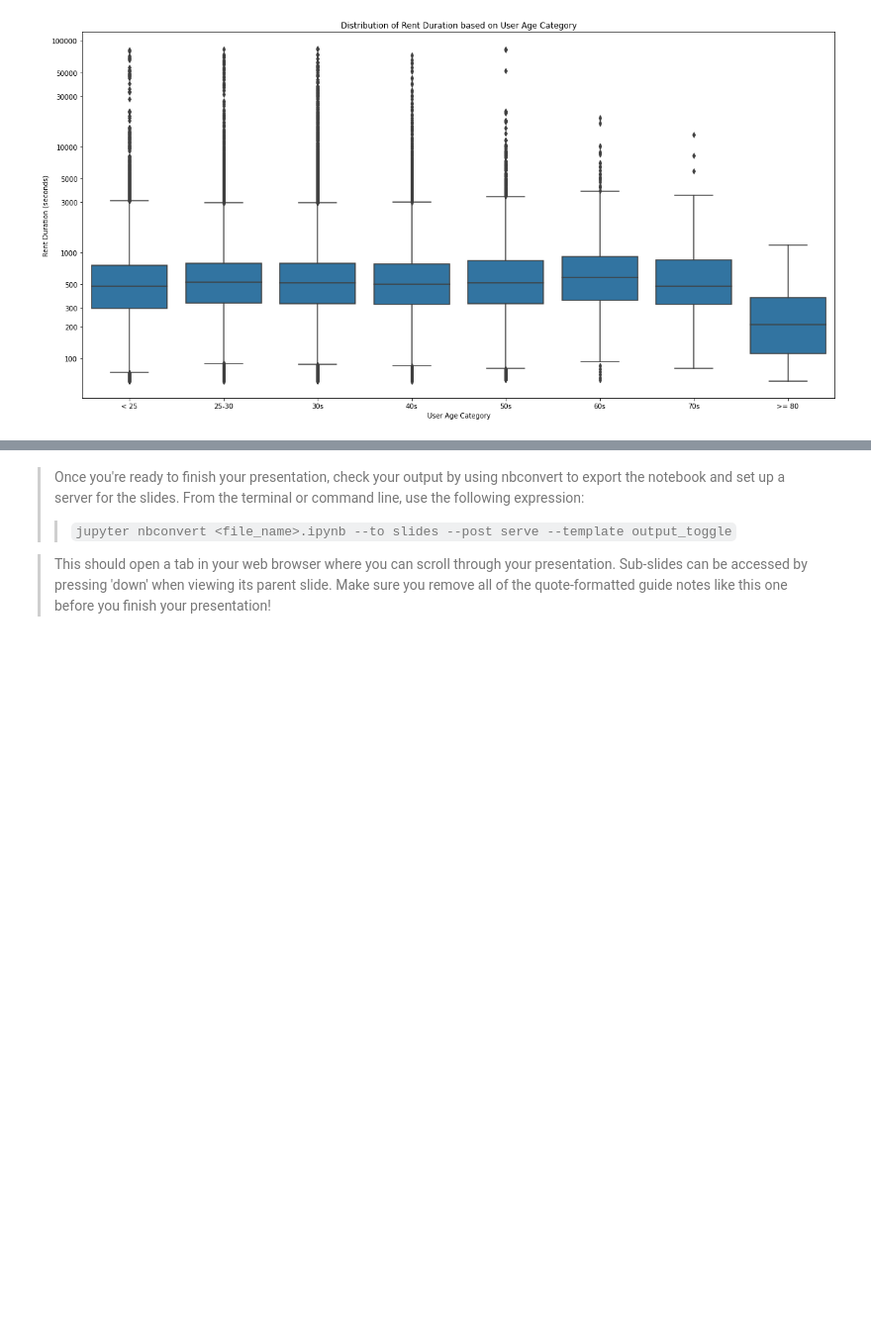
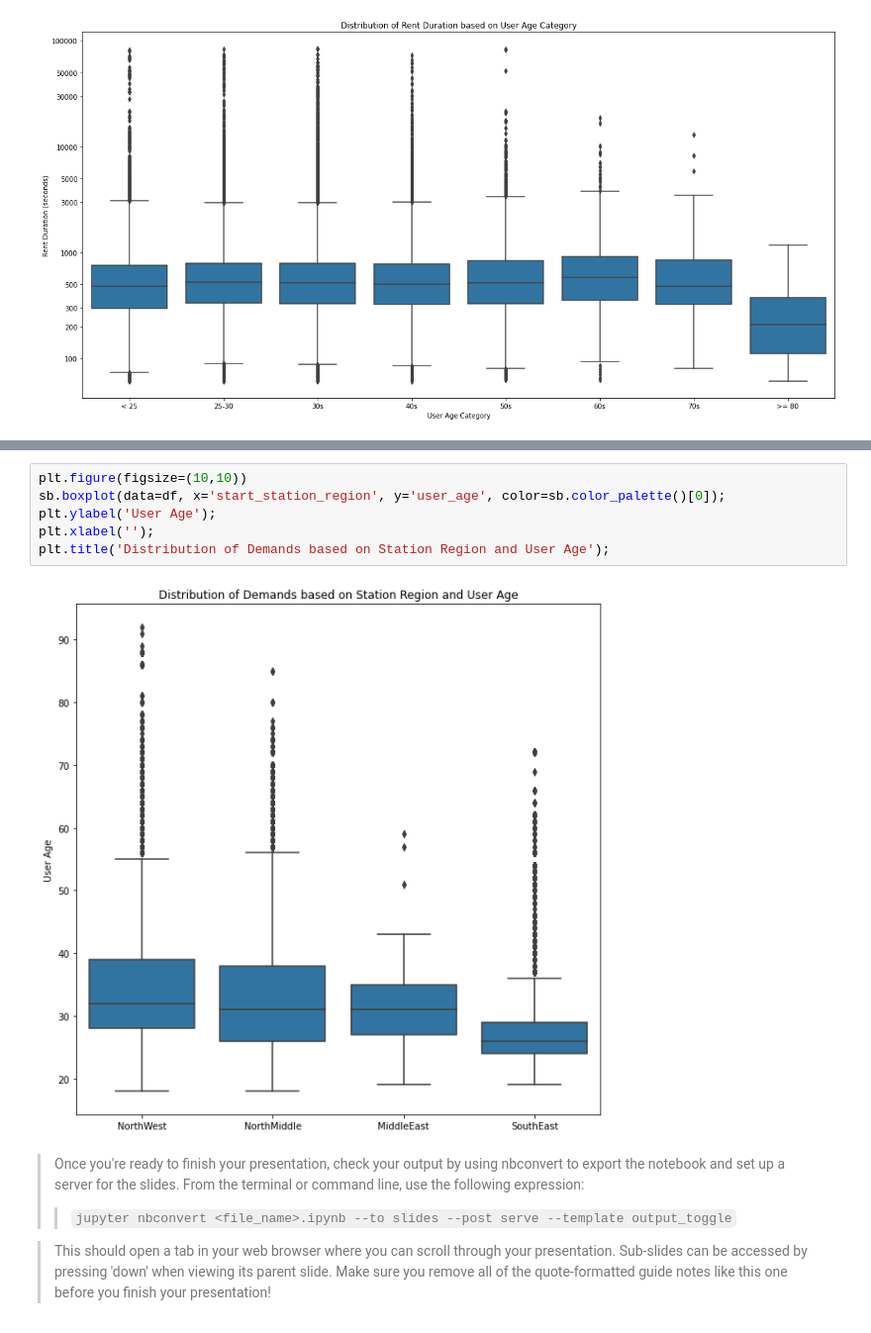
Before and after one commit to fletchersarip93/ford-gobike-data-analysis, a Jupyter notebook: slide_deck_ford_gobike.ipynb, the cells around one changed output, grey strips where cells are left out. Shown at 99% size. Cells and saved outputs as stored; diff of their text form; blank space fills up the shorter version.

```diff
--- a/slide_deck_ford_gobike.ipynb
+++ b/slide_deck_ford_gobike.ipynb
@@ -307,3 +326,11 @@ plt.title('Distribution of Rent Duration based on User Age Category');
+# %%
+plt.figure(figsize=(10,10))
+sb.boxplot(data=df, x='start_station_region', y='user_age', color=sb.color_palette()[0]);
+plt.ylabel('User Age');
+plt.xlabel('');
+plt.title('Distribution of Demands based on Station Region and User Age');
+# %% [output]
+[figure, added]
 # %% [markdown]
 > Once you're ready to finish your presentation, check your output by using
 nbconvert to export the notebook and set up a server for the slides. From the
```
Also changed, not shown: parts of 5 cells of this notebook.
